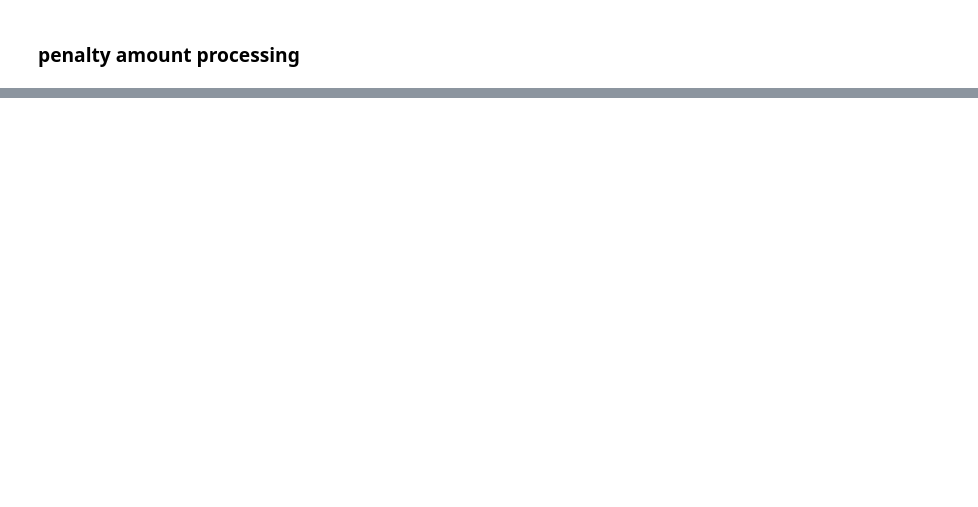
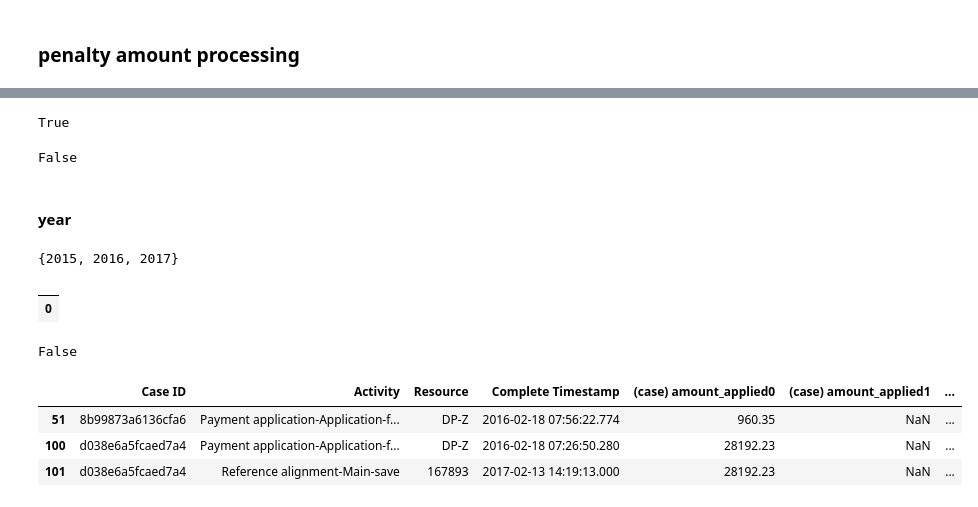
Before and after one commit to akbokha/EAGF-BPI2018, a Jupyter notebook: undesired_outcomes/pre_pred_processing.ipynb, the cells around one changed output, grey strips where cells are left out. Drawn from its saved outputs; the diff is of its cells as text; code cells hidden in the pictures; blank space fills up the shorter version.

```diff
--- a/undesired_outcomes/pre_pred_processing.ipynb
+++ b/undesired_outcomes/pre_pred_processing.ipynb
@@ -235,0 +342,38 @@ elog['penalty amount corrected'] = np.where(elog['final penalty amount'] >= 0, T
+# %%
+np.nan in set (elog['note'])
+# %% [output]
+True
+# %%
+elog.replace('none', np.nan, inplace=True)
+# %%
+'none' in set(elog['note'])
+# %% [output]
+False
+# %% [markdown]
+#### year
+# %%
+set(elog['(case) year'])
+# %% [output]
+{2015, 2016, 2017}
+# %%
+elog.select_dtypes(include=[np.datetime64]).head(1) # so not a datetime object
+# %% [output]
+|  |
+| 0 |
+# %%
+elog['Complete Timestamp'] = pd.to_datetime(elog['Complete Timestamp'])
+# %%
+elog['(case) year'].equals(elog['Complete Timestamp'].map(lambda x: x.year))
+# %% [output]
+False
+# %%
+elog['timestamp_year'] = elog['Complete Timestamp'].map(lambda x: x.year)
+# %%
+elog['timestamp_month'] = elog['Complete Timestamp'].map(lambda x: x.month)
+# %%
+elog.loc[elog['timestamp_year'] != elog['(case) year']].head(3)
+# %% [output]
+|  | Case ID | Activity | Resource | Complete Timestamp | (case) amount_applied0 | (case) amount_applied1 | ... |
+| 51 | 8b99873a6136cfa6 | Payment application-Application-f... | DP-Z | 2016-02-18 07:56:22.774 | 960.35 | NaN | ... |
+| 100 | d038e6a5fcaed7a4 | Payment application-Application-f... | DP-Z | 2016-02-18 07:26:50.280 | 28192.23 | NaN | ... |
+| 101 | d038e6a5fcaed7a4 | Reference alignment-Main-save | 167893 | 2017-02-13 14:19:13.000 | 28192.23 | NaN | ... |
```
Also changed, not shown: parts of 41 cells of this notebook.
